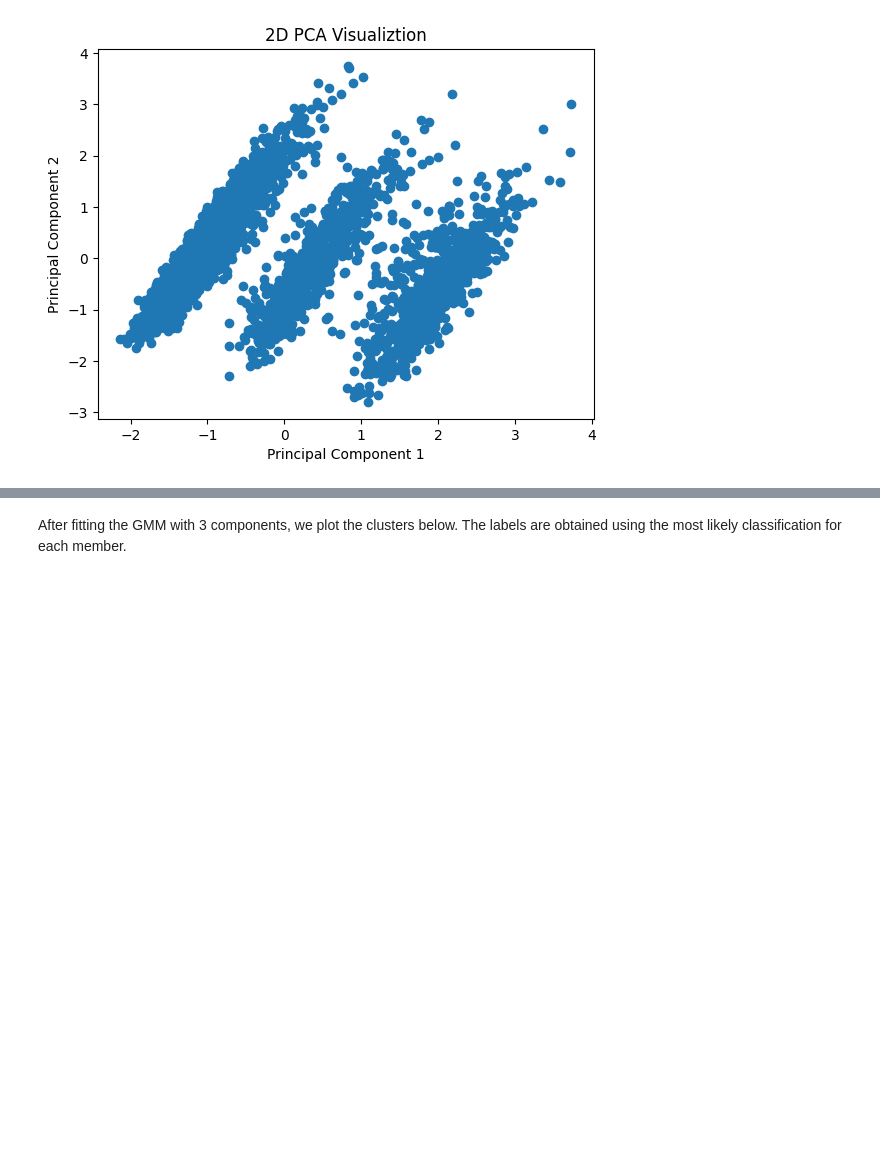
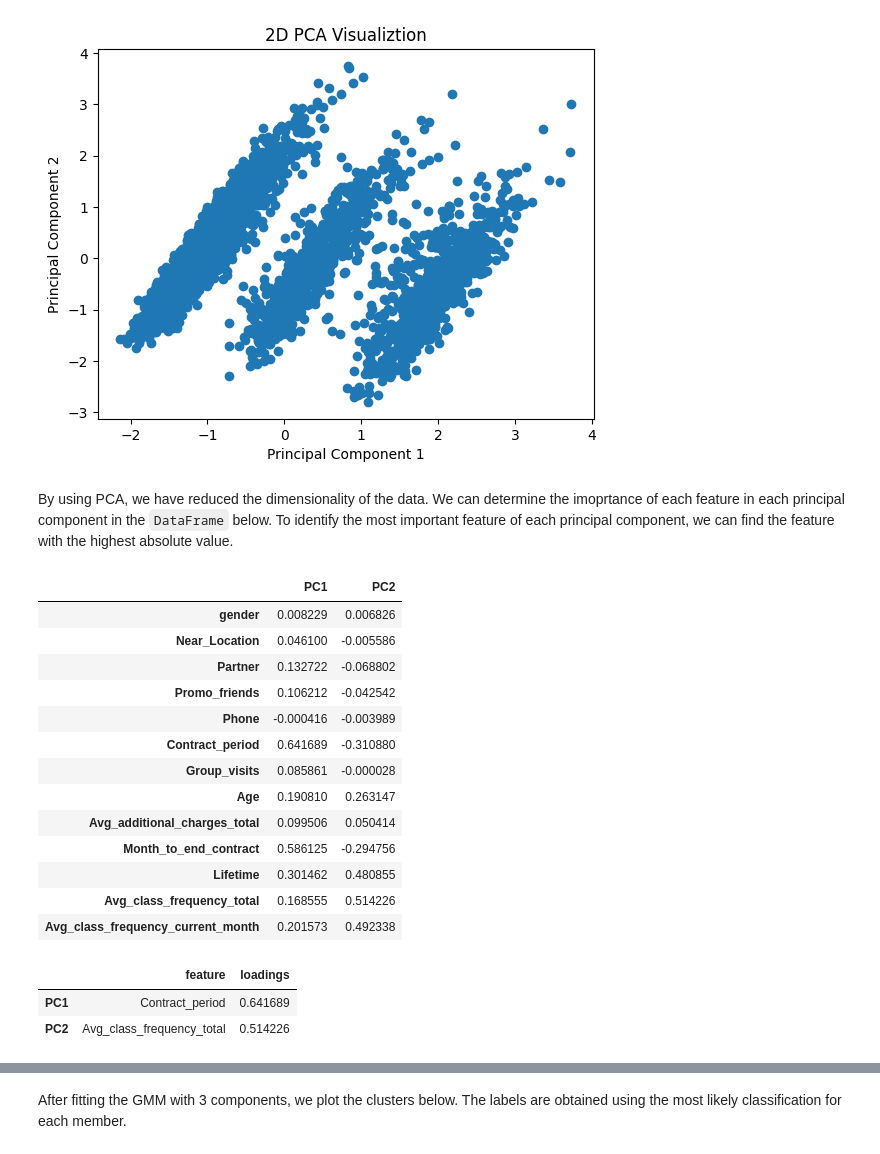
Before and after one commit to kennethwirjadisastra/customer_churn, a Jupyter notebook: gym_churn_clustering.ipynb, the cells around one changed output, grey strips where cells are left out. Drawn from its saved outputs; the diff is of its cells as text; code cells hidden in the pictures; blank space fills up the shorter version.

```diff
--- a/gym_churn_clustering.ipynb
+++ b/gym_churn_clustering.ipynb
@@ -82,3 +87,35 @@ plt.ylabel('Principal Component 2')
 plt.show()
 # %% [output]
 [figure]
+# %% [markdown]
+By using PCA, we have reduced the dimensionality of the data. We can determine the imoprtance of each feature in each principal component in the `DataFrame` below. To identify the most important feature of each principal component, we can find the feature with the highest absolute value.
+# %%
+loadings = pd.DataFrame(pca.components_, columns=X.columns, index=[f'PC{idx}' for idx in range(1, n_components+1)])
+loadings.T
+# %% [output]
+|  | PC1 | PC2 |
+| gender | 0.008229 | 0.006826 |
+| Near_Location | 0.046100 | -0.005586 |
+| Partner | 0.132722 | -0.068802 |
+| Promo_friends | 0.106212 | -0.042542 |
+| Phone | -0.000416 | -0.003989 |
+| Contract_period | 0.641689 | -0.310880 |
+| Group_visits | 0.085861 | -0.000028 |
+| Age | 0.190810 | 0.263147 |
+| Avg_additional_charges_total | 0.099506 | 0.050414 |
+| Month_to_end_contract | 0.586125 | -0.294756 |
+| Lifetime | 0.301462 | 0.480855 |
+| Avg_class_frequency_total | 0.168555 | 0.514226 |
+| Avg_class_frequency_current_month | 0.201573 | 0.492338 |
+# %%
+most_important_features = pd.DataFrame(loadings.abs().idxmax(axis=1), columns=['feature'])
+most_important_features['loadings'] = [
+    loadings.loc[pc, feature]
+    for pc, feature in zip(most_important_features.index, most_important_features['feature'])
+]
+
+most_important_features
+# %% [output]
+|  | feature | loadings |
+| PC1 | Contract_period | 0.641689 |
+| PC2 | Avg_class_frequency_total | 0.514226 |
```
Also changed, not shown: parts of 22 cells of this notebook, 2 other files.
